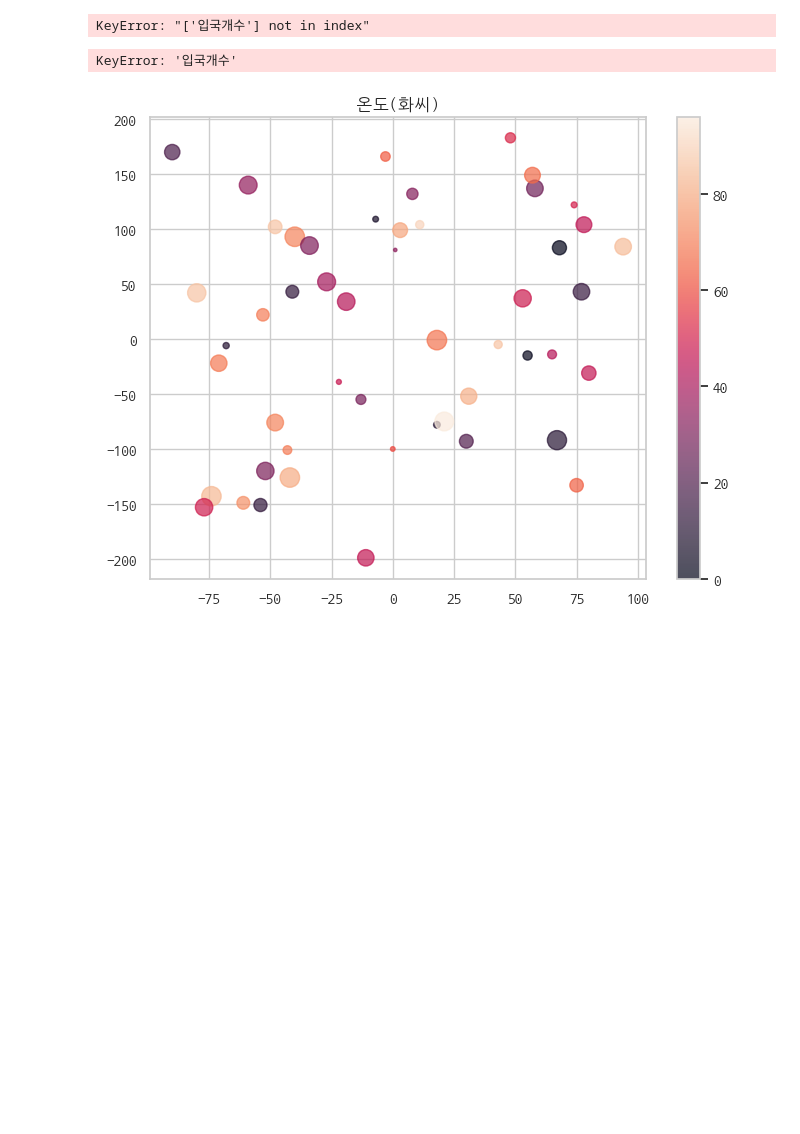
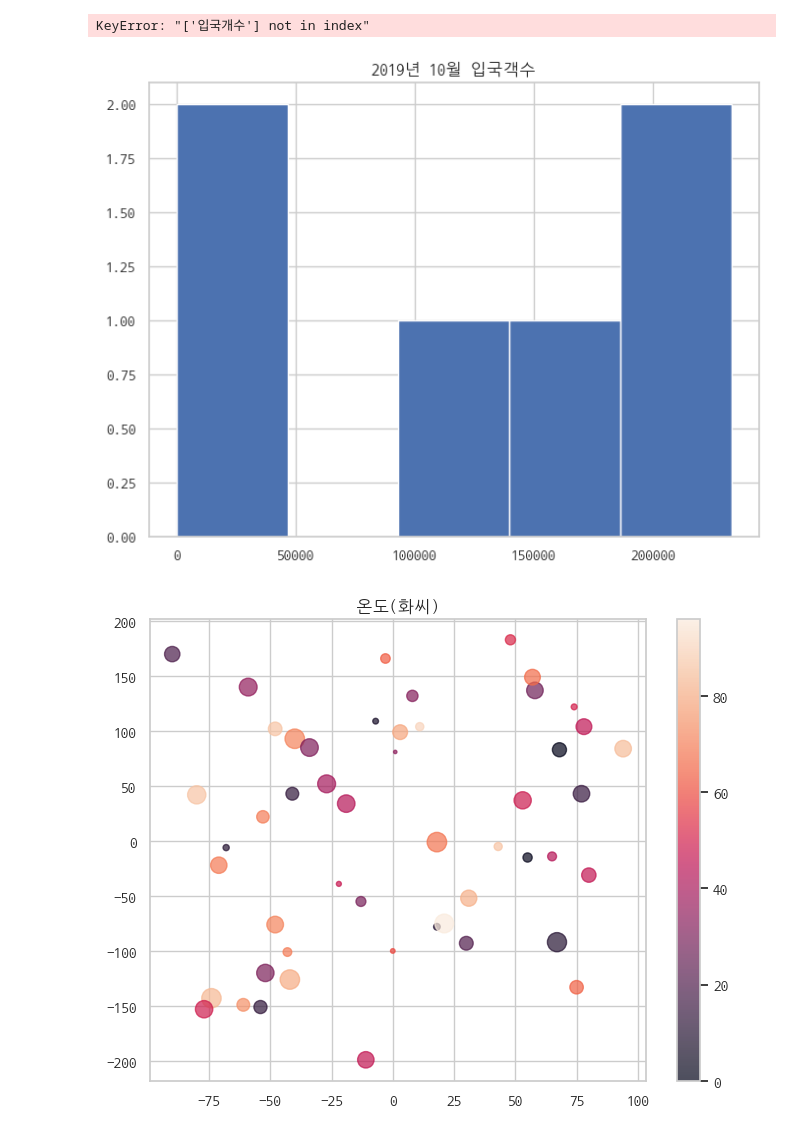
Before and after one commit to qkrskdusdlqslek/IoT-bigdata-2024, a Jupyter notebook: day1/bda03_matplotlib_basic.ipynb, the cells around one changed output. Drawn from its saved outputs; the diff is of its cells as text; code cells hidden in the pictures; blank space fills up the shorter version.

```diff
--- a/day1/bda03_matplotlib_basic.ipynb
+++ b/day1/bda03_matplotlib_basic.ipynb
@@ -146,11 +146,11 @@ plt.show()
 KeyError: "['입국개수'] not in index"
 # %%
 # 히스토그램
-df['입국개수'].hist(bins=5)
-plt.title('2019년 10월 입국개수')
+df['입국객수'].hist(bins=5)
+plt.title('2019년 10월 입국객수')
 plt.show()
 # %% [output]
-KeyError: '입국개수'
+[figure, added]
 # %%
 ## 스캐터차트
 x = np.random.randint(-100, 100, 50) # -100 ~ 100사이에 50개만 랜덤
```
Also changed, not shown: parts of 1 cell of this notebook.
